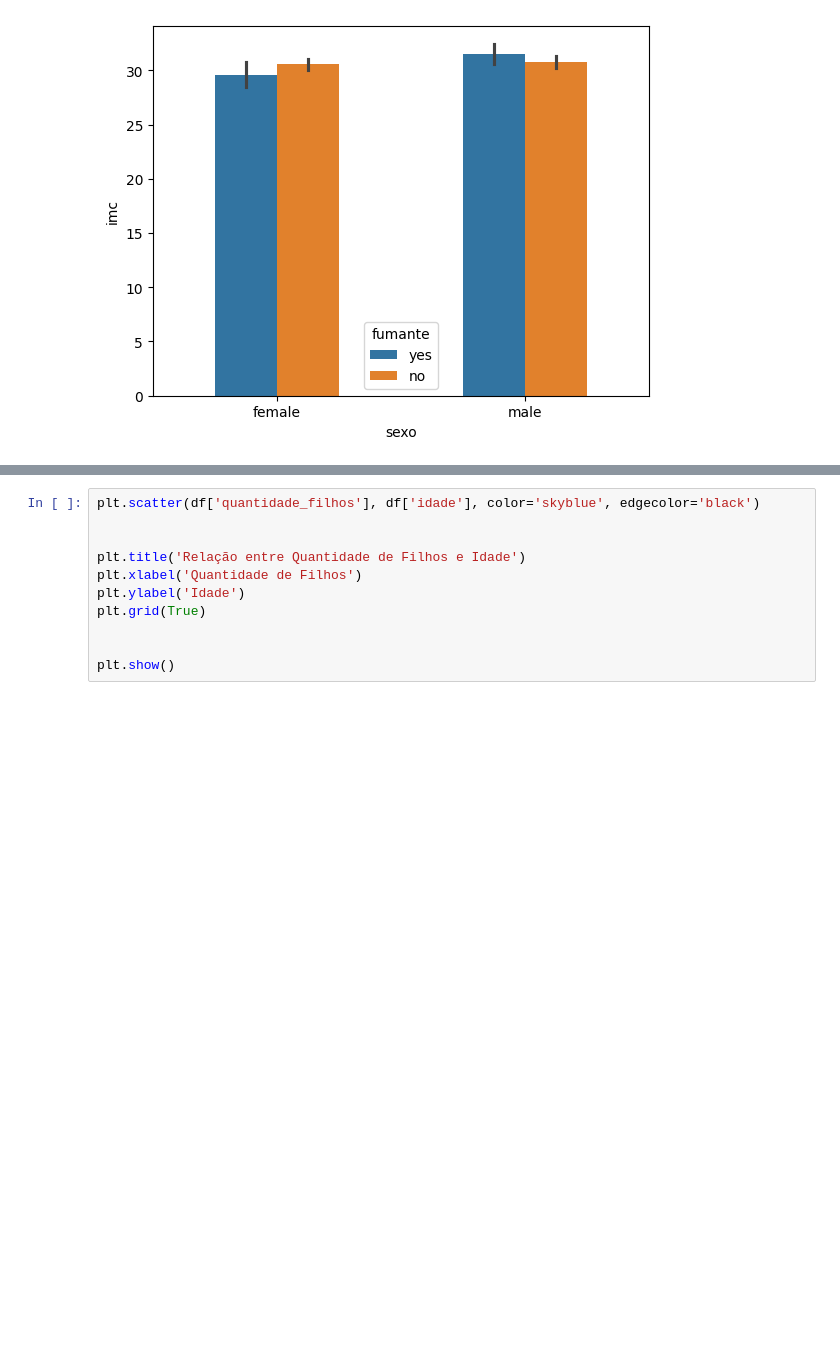
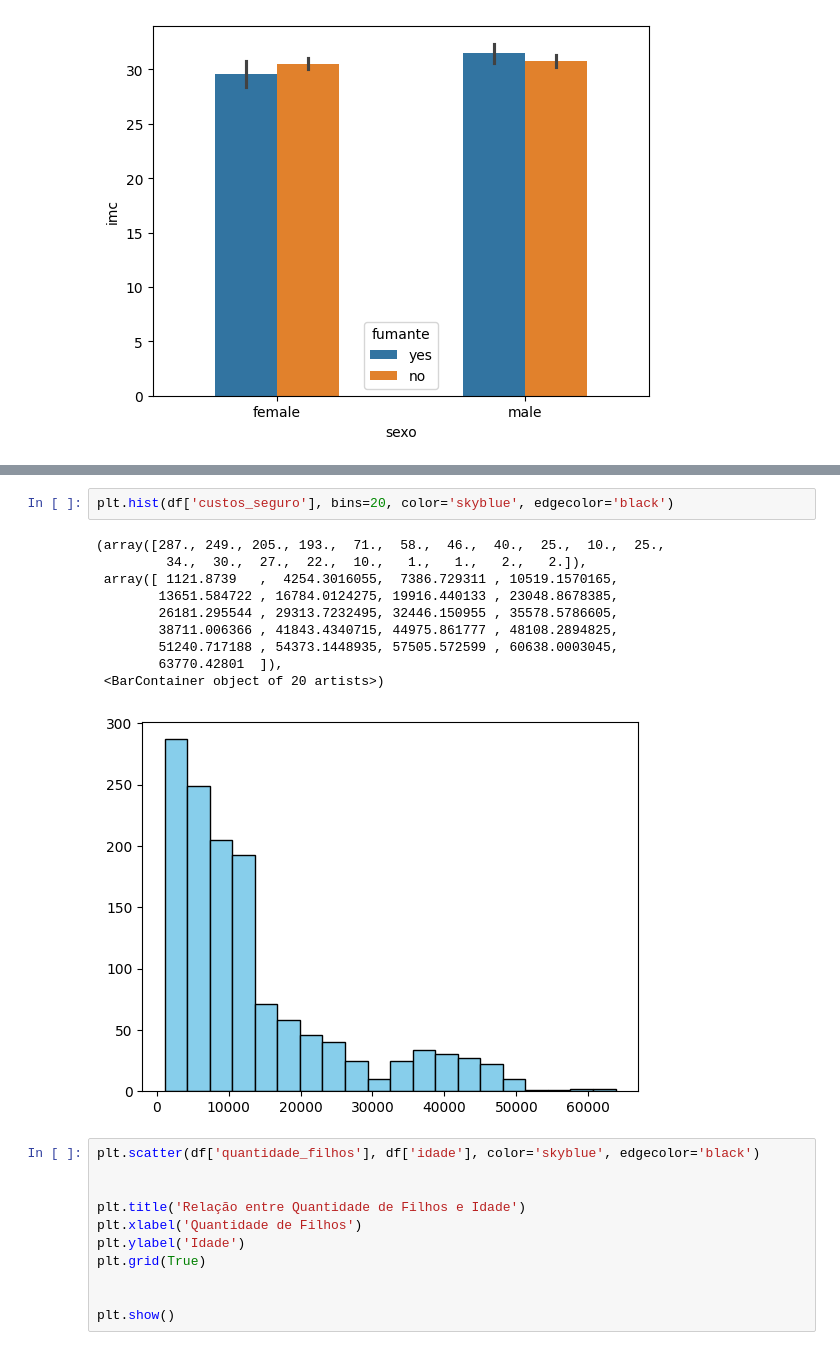
Before and after one commit to DataEtnos/DataEtnos, a Jupyter notebook: TREINOS_DE_REGRESSÃO_LINEAR.ipynb, the cells around one changed output, grey strips where cells are left out. Saved outputs shown, nothing was run; the diff lists cells and outputs as text; blank space fills up the shorter version.

```diff
--- a/TREINOS_DE_REGRESSÃO_LINEAR.ipynb
+++ b/TREINOS_DE_REGRESSÃO_LINEAR.ipynb
@@ -130,3 +134,16 @@ lineplot = sns.lineplot(data=df, x='quantidade_filhos', y='custos_seguro', hue='
+# %%
+plt.hist(df['custos_seguro'], bins=20, color='skyblue', edgecolor='black')
+# %% [output]
+(array([287., 249., 205., 193.,  71.,  58.,  46.,  40.,  25.,  10.,  25.,
+         34.,  30.,  27.,  22.,  10.,   1.,   1.,   2.,   2.]),
+ array([ 1121.8739   ,  4254.3016055,  7386.729311 , 10519.1570165,
+        13651.584722 , 16784.0124275, 19916.440133 , 23048.8678385,
+        26181.295544 , 29313.7232495, 32446.150955 , 35578.5786605,
+        38711.006366 , 41843.4340715, 44975.861777 , 48108.2894825,
+        51240.717188 , 54373.1448935, 57505.572599 , 60638.0003045,
+        63770.42801  ]),
+ <BarContainer object of 20 artists>)
+[figure, added]
 # %%
 plt.scatter(df['quantidade_filhos'], df['idade'], color='skyblue', edgecolor='black')
 
```
Also changed, not shown: parts of 13 cells of this notebook.
